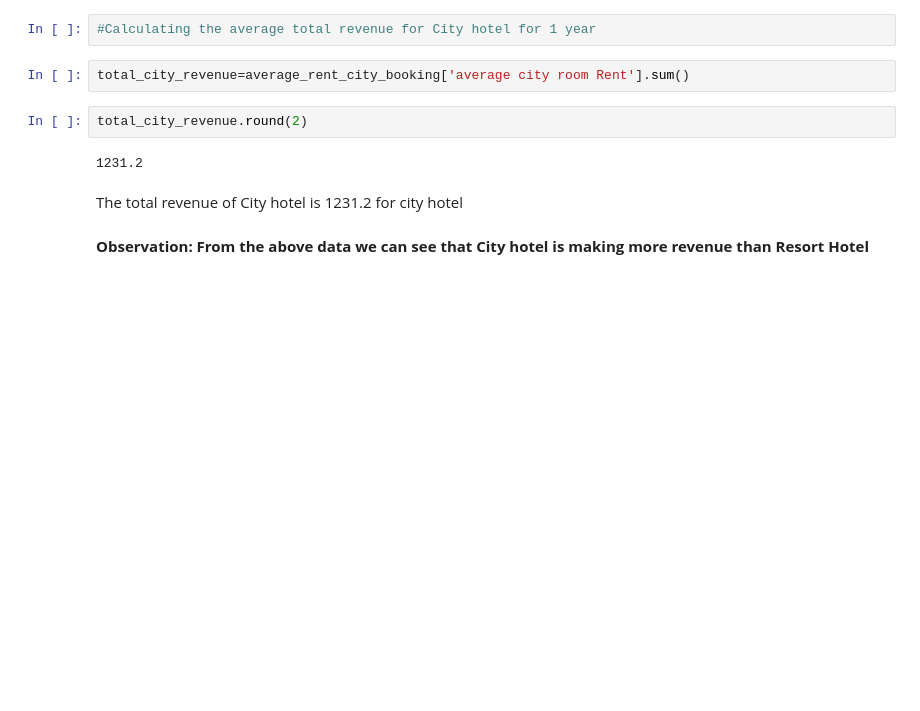
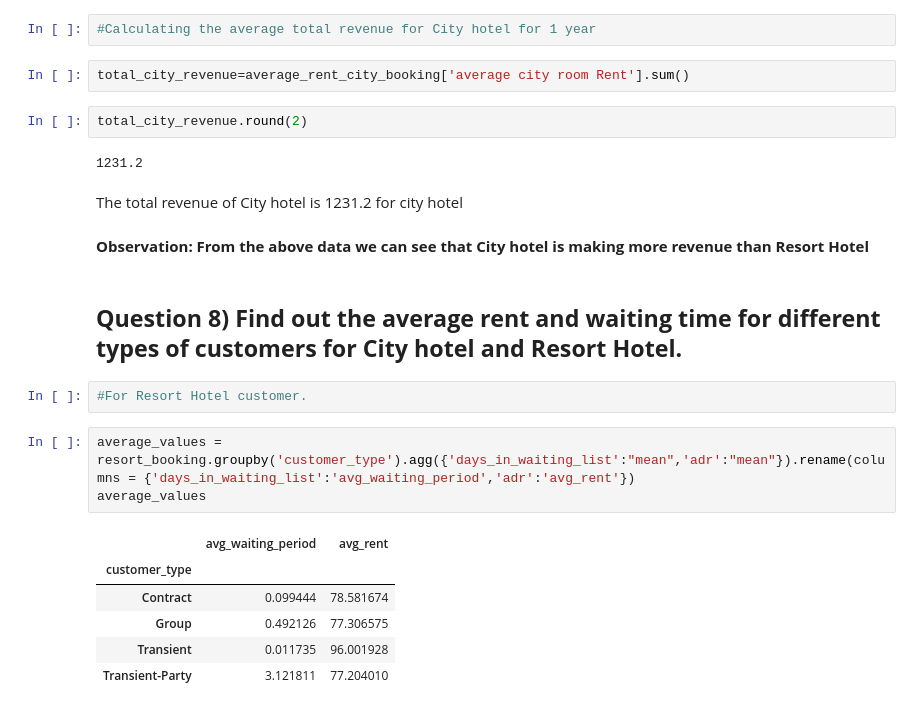
Before and after one commit to 1991Ab/Capstone-Project-1-Hotel-Booking-Analysis, a Jupyter notebook: Hotel_Booking_Analysis_EDA_Team_notebook.ipynb, the cells around one changed output. Drawn from its saved outputs; the diff is of its cells as text; blank space fills up the shorter version.

```diff
--- a/Hotel_Booking_Analysis_EDA_Team_notebook.ipynb
+++ b/Hotel_Booking_Analysis_EDA_Team_notebook.ipynb
@@ -713,3 +713,17 @@ total_city_revenue.round(2)
 The total revenue of City hotel is 1231.2 for city hotel
 # %% [markdown]
 **Observation: From the above data we can see that City hotel is making more revenue than Resort Hotel**
+# %% [markdown]
+## **Question 8) Find out the average rent and waiting time for different types of customers for City hotel and Resort Hotel.**
+# %%
+#For Resort Hotel customer.
+# %%
+average_values = resort_booking.groupby('customer_type').agg({'days_in_waiting_list':"mean",'adr':"mean"}).rename(columns = {'days_in_waiting_list':'avg_waiting_period','adr':'avg_rent'})
+average_values
+# %% [output]
+|  | avg_waiting_period | avg_rent |
+| customer_type |  |  |
+| Contract | 0.099444 | 78.581674 |
+| Group | 0.492126 | 77.306575 |
+| Transient | 0.011735 | 96.001928 |
+| Transient-Party | 3.121811 | 77.204010 |
```
Also changed, not shown: parts of 9 cells of this notebook.
